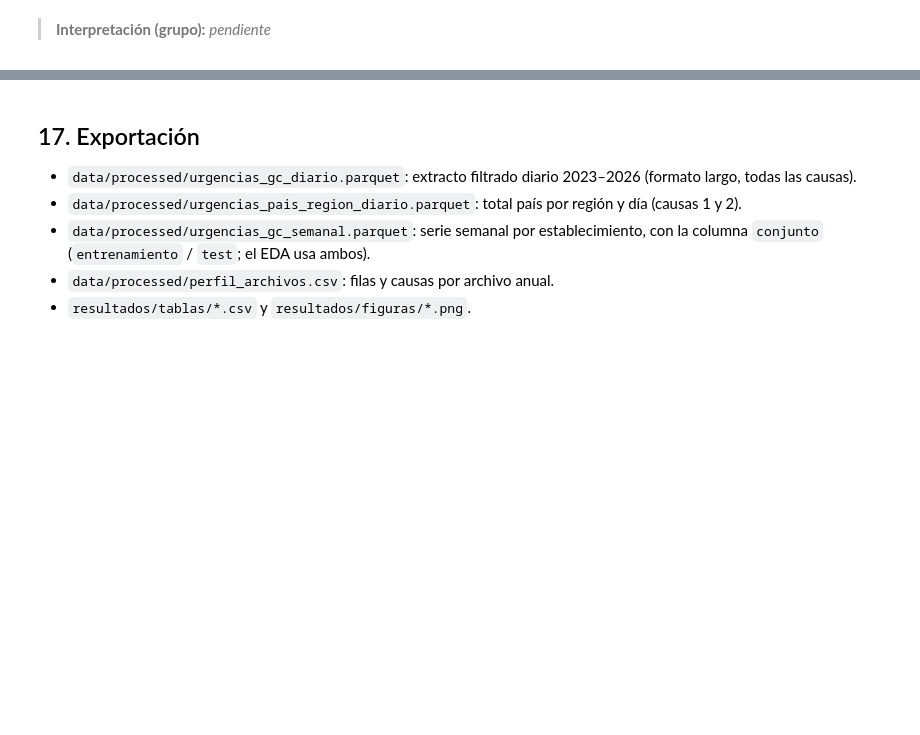
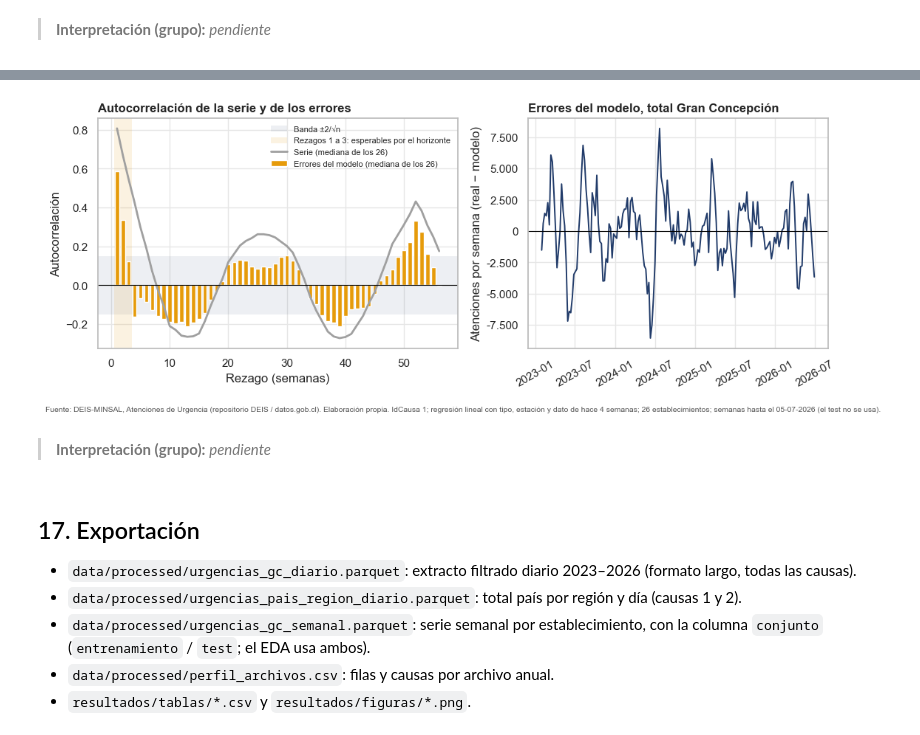
Before and after one commit to crizcar/ML_TrabajoSemestral, a Jupyter notebook: Trabajo_V2.ipynb, the cells around one changed output, grey strips where cells are left out. Saved outputs shown, nothing was run; the diff lists cells and outputs as text; code cells hidden in the pictures; blank space fills up the shorter version.

```diff
--- a/Trabajo_V2.ipynb
+++ b/Trabajo_V2.ipynb
@@ -1281,3 +1303,32 @@ sen_anual     -3.2
+# %%
+# --- Figura 5: autocorrelación de la serie frente a la de los errores, y errores del total en el tiempo ---
+fig, (ax1, ax2) = plt.subplots(1, 2, figsize=(11, 4.4), gridspec_kw={"width_ratios": [1.2, 1]})
+rezagos = np.arange(1, N_REZAGOS_ACF + 1)
+ax1.axhspan(-banda, banda, color=NAVY, alpha=0.08, lw=0, label="Banda ±2/√n")
+ax1.axvspan(0.5, HORIZONTE - 0.5, color=ORANGE, alpha=0.12, lw=0, label=f"Rezagos 1 a {HORIZONTE - 1}: esperables por el horizonte")
+ax1.plot(rezagos, np.median(acf_serie, axis=0), color=GREY, lw=2, label="Serie (mediana de los 26)")
+ax1.bar(rezagos, np.median(acf_error, axis=0), color=ORANGE, width=0.7, label="Errores del modelo (mediana de los 26)")
+ax1.axhline(0, color="black", lw=0.8)
+ax1.set_xlabel("Rezago (semanas)")
+ax1.set_ylabel("Autocorrelación")
+ax1.set_title("Autocorrelación de la serie y de los errores", loc="left")
+ax1.legend(frameon=False, fontsize=8)
+
+total_errores = errores.sum(axis=0)
+ax2.plot(total_errores.index, total_errores.values, color=NAVY, lw=1.4)
+ax2.axhline(0, color="black", lw=0.8)
+ax2.yaxis.set_major_formatter(FuncFormatter(miles))
+ax2.set_ylabel("Atenciones por semana (real − modelo)")
+ax2.set_title("Errores del modelo, total Gran Concepción", loc="left")
+ax2.tick_params(axis="x", rotation=30)
+guardar_fig(fig, "fig5_autocorrelacion_residuos",
+            f"IdCausa {ID_OBJETIVO}; regresión lineal con tipo, estación y dato de hace {HORIZONTE} semanas; {errores.shape[0]} establecimientos; "
+            f"semanas hasta el {INICIO_TEST_SEMANA - pd.Timedelta(days=1):%d-%m-%Y} (el test no se usa).")
+plt.show()
+# %% [output]
+[figure, added]
+# %% [markdown]
+> **Interpretación (grupo):** _pendiente_
 # %% [markdown]
 ## 17. Exportación
 
```
Also changed, not shown: parts of 11 cells of this notebook, 1 other file.
